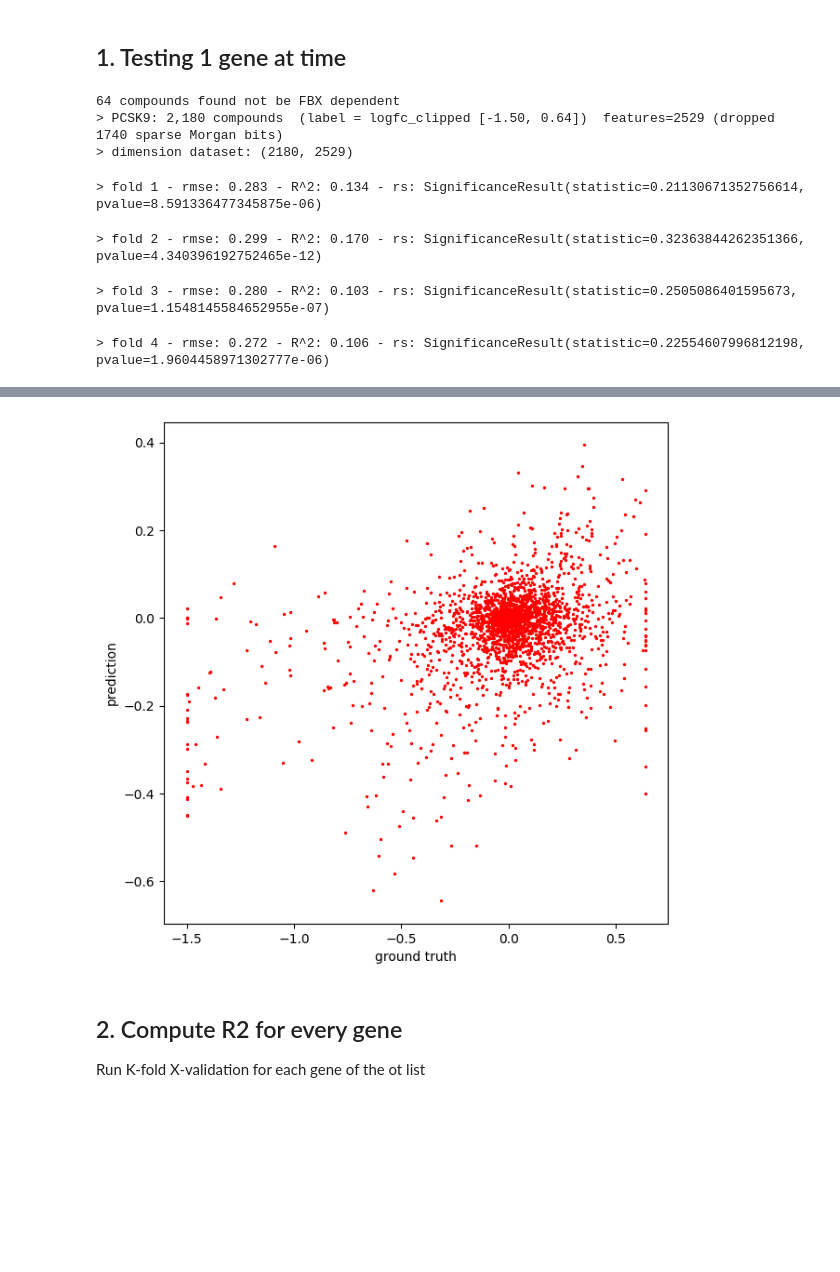
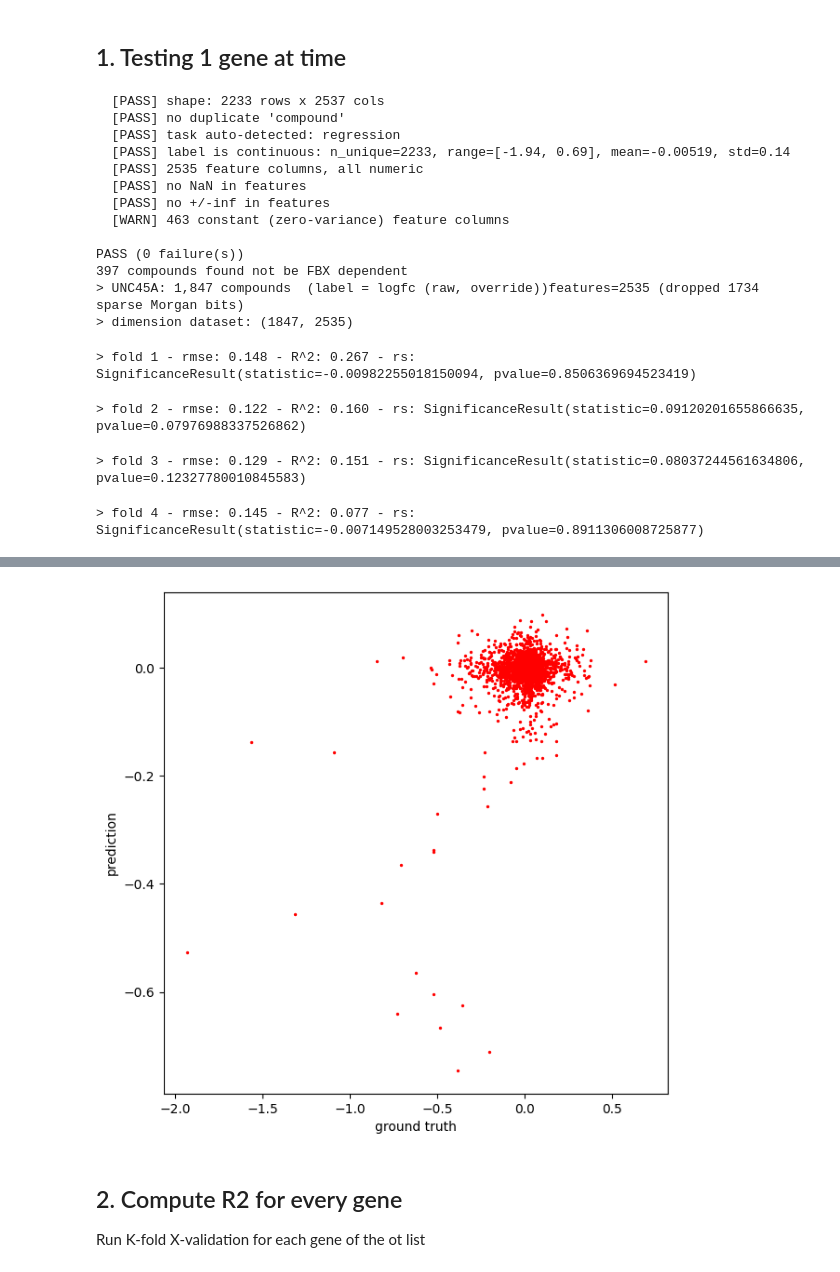
Before and after one commit to gtamo39/MS_ML, a Jupyter notebook: vignettes/MS_TargetML.ipynb, the cells around one changed output, grey strips where cells are left out. Drawn from its saved outputs; the diff is of its cells as text; code cells hidden in the pictures; blank space fills up the shorter version.

Commit message:
Interface working with added labels

```diff
--- a/vignettes/MS_TargetML.ipynb
+++ b/vignettes/MS_TargetML.ipynb
@@ -81,7 +78,7 @@ print(f'> loaded {len(_cfg)} params from config/config.yaml')
 ## latest library straight from CDD Vault (collections AJ/AK), compound name + smiles only
 if CHEMLIB_OVERWRITE:
     serac_df = (get_df(vault=7108, collections=['AK', 'AJ'], columns=['name', 'smiles','Px_repetition(yes/no)','Px_validated_WT(yes/no)','Px_Ligase_dependent(yes/no)',
-                                                                      'Px_NameLigase_dependent','Px_Target_dependent','Px_Target_info','Px_Target_interest' ])
+                                                                      'Px_NameLigase_dependent','Px_Target_info','Px_Target_interest' ])
                 .rename(columns={'name': 'compound'}))
     serac_df.to_csv(CHEMLIB_PATH,sep=',',index=False)
 else:
@@ -89,6 +86,16 @@ else:
 serac_df = serac_df.drop_duplicates()
 serac_df['Px_validated_WT(yes/no)'] = serac_df['Px_validated_WT(yes/no)'].astype('string').str.strip().str.lower().map({'yes': 1, 'no': 0})  # ['', 'yes', 'no'] -> [NaN, 1, 0]
 serac_df['Px_Ligase_dependent(yes/no)'] = serac_df['Px_Ligase_dependent(yes/no)'].astype('string').str.strip().str.lower().map({'yes': 1, 'no': 0})  # ['', 'yes', 'no'] -> [NaN, 1, 0]
+serac_df['Px_repetition(yes/no)'] = serac_df['Px_repetition(yes/no)'].astype('string').str.strip().str.lower().map({'yes': 1, 'no': 0})  # ['', 'yes', 'no'] -> [NaN, 1, 0]
+
+## extract list of validated and devalidated targets
+l1 = list(set(serac_df[(serac_df['Px_Ligase_dependent(yes/no)']==0) &
+                       (serac_df['Px_Target_interest'].notnull())]['Px_Target_interest']))
+devalidated_targets = list(set([s.split(' ')[0].upper() for x in l1 for s in x.split(';')]))
+
+l2 = list(set(serac_df[(serac_df['Px_Ligase_dependent(yes/no)']==1) &
+                       (serac_df['Px_Target_interest'].notnull())]['Px_Target_interest']))
+validated_targets = list(set([s.split(' ')[0].upper() for x in l2 for s in x.split(';')]))
 
 serac_df.shape
 # %% [output]
@@ -177,11 +154,11 @@ if DFRAW_OVERWRITE:
                                                                                                             "MSData - Proteomics activities: Cmpd Activity":'activity'})
     MS['date'] = pd.to_datetime(MS['origin'].str.replace('MS', ''))
 
-    MS.to_csv(MS_PATH,sep=',',index=False)
-    df_raw.to_csv(DFRAW_PATH,sep=',',index=False)
+    MS.to_parquet(MS_PATH, index=False)
+    df_raw.to_parquet(DFRAW_PATH, index=False)
 
     del df_raw_20260429,df_raw_20260520,df_raw_20260529
 else:
-    df_raw = pd.read_csv(DFRAW_PATH)
-    MS     = pd.read_csv(MS_PATH)
+    df_raw = pd.read_parquet(DFRAW_PATH)
+    MS     = pd.read_parquet(MS_PATH)
 # %% [output]
@@ -297,6 +218,9 @@ print('>            MS     = pd.concat([MS,     MS_fbx],     ignore_index=True)'
 > add with:  df_raw = pd.concat([df_raw, df_raw_fbx], ignore_index=True)
 >            MS     = pd.concat([MS,     MS_fbx],     ignore_index=True)
 # %%
+## add df_raw:
+df_raw = pd.concat([df_raw, df_raw_fbx], ignore_index=True)
+
 ## add the two MSs together
 MS = pd.concat([MS, MS_fbx], ignore_index=True)
 
@@ -563,12 +487,12 @@ if 11 < 3:
 ##   4. 5-fold CV regression via ML_Reg.run_K_Fold_Xval_Regression.
 ##   5. Scatter predicted vs observed; annotate R² (squared Pearson, same as the screen).
 
-gene = 'PCSK9' # 'KDM1B' # 'GSPT1' # 'TGFB1' #  'UNC45A' #   'ANKZF1' #    'CYP24A1' #     'TUBB8' #  #   'ASNS' #  'TP53'  # 'PLIN2' # 'TMEM205' #
+gene = 'UNC45A' # 'KDM1B' # 'ANGPTL4' # 'EPHB4' # 'TGFB1' # 'PCSK9' #  'GSPT1' #      'ANKZF1' #    'CYP24A1' #     'TUBB8' #  #   'ASNS' #  'TP53'  # 'PLIN2' # 'TMEM205' #
 tardf = df_raw[df_raw['genes']==gene]
 
 # ,'PCSK9'
 RAW_LOGFC_GENES = {'PARP4', 'TGFBR3', 'MERTK', 'PIK3CA', 'MCL1',
-                   'PIK3CD', 'MDM2', 'ROCK1', 'UNC45A','CELF2', 'TGFB1' }
+                   'PIK3CD', 'MDM2', 'ROCK1', 'CELF2', 'TGFB1', 'UNC45A' }
 
 # 1) per-gene label: winsorize unless in override set
 if gene in RAW_LOGFC_GENES:
@@ -597,14 +521,16 @@ ML_data = pd.merge(MF_features, tardf_ml, on='compound').dropna()
 
 # remove "contaminated" compound:
 ML_data = ML_data[~ML_data['compound'].isin(CM2RM)]
+stats_tools.check_ML_data(ML_data)
 
-# remove compounds where activity is ligase independent
-cms_no_fbx = list(serac_df[ (serac_df['Px_Ligase_dependent(yes/no)']==0) | (serac_df['Px_validated_WT(yes/no)']==0) ]['compound'].unique())
+if 1<3:
+    # remove compounds where activity is ligase independent
+    cms_no_fbx = list(serac_df[ (serac_df['Px_Ligase_dependent(yes/no)']==0) | (serac_df['Px_validated_WT(yes/no)']==0) ]['compound'].unique())
 
-print(f"{len(cms_no_fbx)} compounds found not be FBX dependent")
-ML_data = ML_data[~ML_data['compound'].isin(cms_no_fbx)]
+    print(f"{len(cms_no_fbx)} compounds found not be FBX dependent")
+    ML_data = ML_data[~ML_data['compound'].isin(cms_no_fbx)]
 
-print(f'> {gene}: {len(ML_data):,} compounds  (label = {_label_src})  '
+print(f'> {gene}: {len(ML_data):,} compounds  (label = {_label_src})'
       f'features={MF_features.shape[1]-1} (dropped {len(_drop)} sparse Morgan bits)')
 
 
@@ -620,10 +546,20 @@ trained_model, df_pred = ML_Reg.run_K_Fold_Xval_Regression(
     get_ints=False, v=True, to_impute=None, rm_empty_cols=False,
 )
 # %% [output]
-64 compounds found not be FBX dependent
-> PCSK9: 2,180 compounds  (label = logfc_clipped [-1.50, 0.64])  features=2529 (dropped 1740 sparse Morgan bits)
-> dimension dataset: (2180, 2529)
+  [PASS] shape: 2233 rows x 2537 cols
+  [PASS] no duplicate 'compound'
+  [PASS] task auto-detected: regression
+  [PASS] label is continuous: n_unique=2233, range=[-1.94, 0.69], mean=-0.00519, std=0.14
+  [PASS] 2535 feature columns, all numeric
+  [PASS] no NaN in features
+  [PASS] no +/-inf in features
+  [WARN] 463 constant (zero-variance) feature columns
+
+PASS (0 failure(s))
+397 compounds found not be FBX dependent
+> UNC45A: 1,847 compounds  (label = logfc (raw, override))features=2535 (dropped 1734 sparse Morgan bits)
+> dimension dataset: (1847, 2535)
-> fold 1 - rmse: 0.283 - R^2: 0.134 - rs: SignificanceResult(statistic=0.21130671352756614, pvalue=8.591336477345875e-06)
+> fold 1 - rmse: 0.148 - R^2: 0.267 - rs: SignificanceResult(statistic=-0.00982255018150094, pvalue=0.8506369694523419)
-> fold 2 - rmse: 0.299 - R^2: 0.170 - rs: SignificanceResult(statistic=0.32363844262351366, pvalue=4.340396192752465e-12)
+> fold 2 - rmse: 0.122 - R^2: 0.160 - rs: SignificanceResult(statistic=0.09120201655866635, pvalue=0.07976988337526862)
-> fold 3 - rmse: 0.280 - R^2: 0.103 - rs: SignificanceResult(statistic=0.2505086401595673, pvalue=1.1548145584652955e-07)
+> fold 3 - rmse: 0.129 - R^2: 0.151 - rs: SignificanceResult(statistic=0.08037244561634806, pvalue=0.12327780010845583)
-> fold 4 - rmse: 0.272 - R^2: 0.106 - rs: SignificanceResult(statistic=0.22554607996812198, pvalue=1.9604458971302777e-06)
+> fold 4 - rmse: 0.145 - R^2: 0.077 - rs: SignificanceResult(statistic=-0.007149528003253479, pvalue=0.8911306008725877)
@@ -634,4 +570,4 @@ Wall time: 18.2 s
-[figure, old version]
+[figure, new version]
 # %%
 ML_Class.classification_from_regression_pred(df_pred, -.5, sign='>=')
 # %%
```
Also changed, not shown: parts of 9 cells of this notebook, 6 other files.
